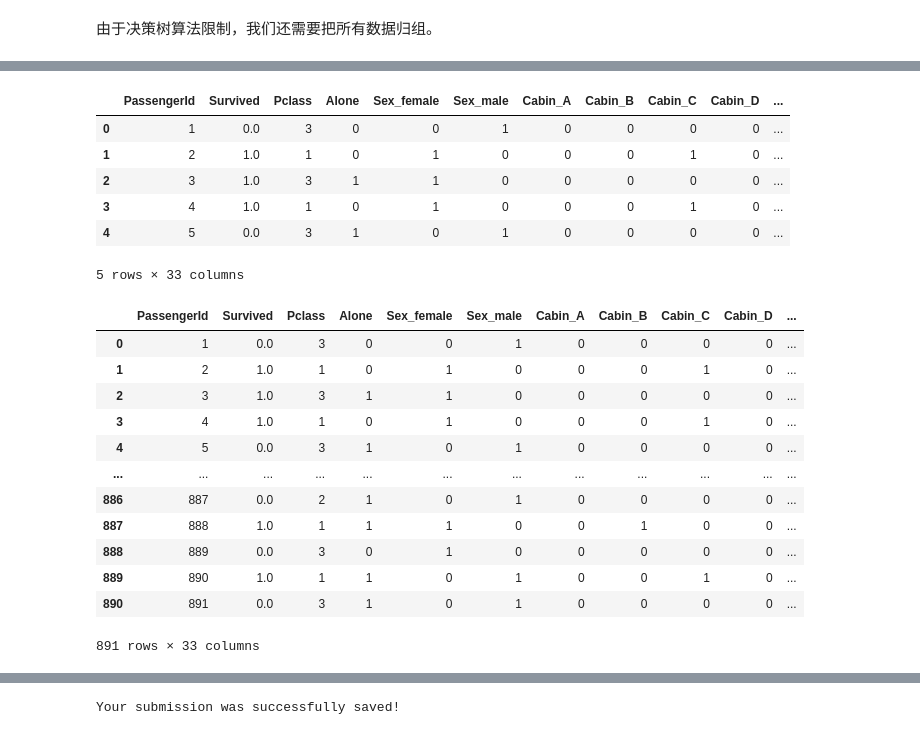
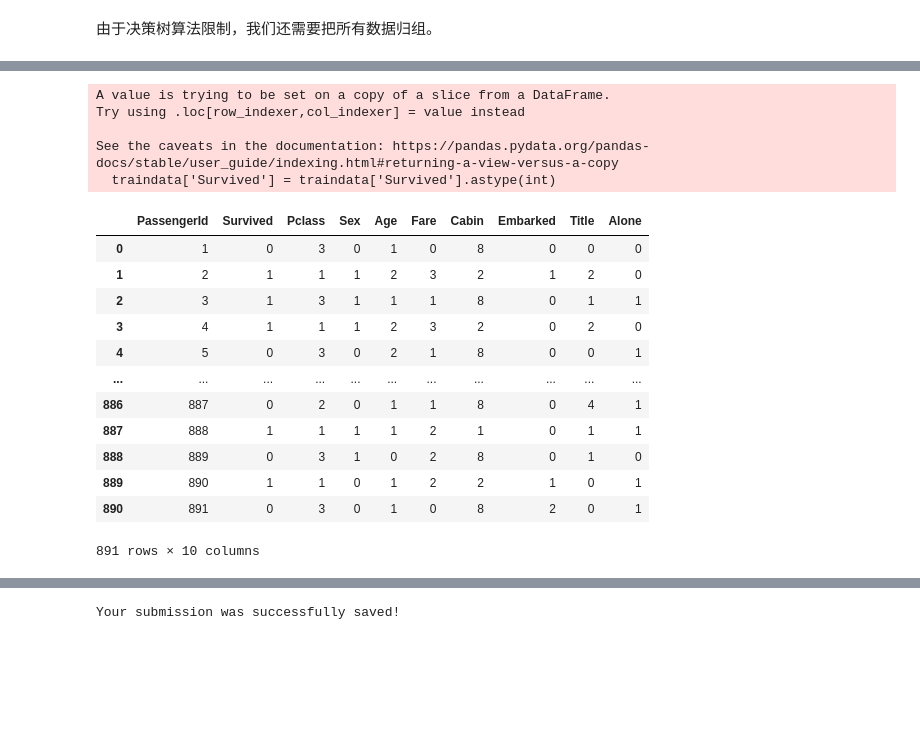
Before and after one commit to ChristeZeng/DataMining, a Jupyter notebook: Project/titanic-first.ipynb, the cells around one changed output, grey strips where cells are left out. Cells and saved outputs as stored; diff of their text form; code cells hidden in the pictures; blank space fills up the shorter version.

```diff
--- a/Project/titanic-first.ipynb
+++ b/Project/titanic-first.ipynb
@@ -188 +196,7 @@ titanic.head()
+# %%
+# map categorical features to numerical values
+titanic['Cabin'] = titanic['Cabin'].map({'A' : 0, 'B' : 1, 'C' : 2, 'D' : 3, 'E' : 4, 'F' : 5, 'G' : 6, 'T' : 7, 'U' : 8})
+titanic['Sex'] = titanic['Sex'].map({'male' : 0, 'female' : 1})
+titanic['Embarked'] = titanic['Embarked'].map({'S' : 0, 'C' : 1, 'Q' : 2})
+titanic['Title'] = titanic['Title'].map({'Mr' : 0, 'Miss' : 1, 'Mrs' : 2, 'Master' : 3, 'Officer' : 4, 'Royalty' : 5})
 # %%
@@ -210,14 +235,3 @@ memory usage: 112.5+ KB
 # %%
 variables = ['Pclass', 'Sex', 'Age', 'Fare', 'Cabin', 'Embarked', 'Title', 'Alone']
 trainAge = titanic[variables]
-trainAge = pd.get_dummies(trainAge)
-prefixPclass = pd.get_dummies(trainAge['Pclass'], prefix = 'Pclass')
-prefixAlone = pd.get_dummies(trainAge['Alone'], prefix = 'Alone')
-
-# AgeCorrDf = pd.DataFrame()
-# AgeCorrDf = trainAge.corr()
-# print(AgeCorrDf['Age'].sort_values())
-
-trainAge = pd.concat([trainAge, prefixPclass, prefixAlone], axis=1)
-trainAge.drop(['Pclass', 'Alone'], axis=1, inplace=True)
-trainAge.head()
@@ -303,6 +309,9 @@ titanic.loc[(titanic['Age'] > 16) & (titanic['Age'] <= 32), 'Age'] = 1
 titanic.loc[(titanic['Age'] > 32) & (titanic['Age'] <= 48), 'Age'] = 2
 titanic.loc[(titanic['Age'] > 48) & (titanic['Age'] <= 64), 'Age'] = 3
 titanic.loc[titanic['Age'] > 64, 'Age'] = 4
+
+titanic['Age'] = titanic['Age'].astype(int)
+titanic['Fare'] = titanic['Fare'].astype(int)
 # %%
 titanic.head()
 # %% [output]
@@ -315,39 +324,38 @@ titanic.head()
 # %%
 # one-hot编码
-titanic = pd.get_dummies(titanic)
-Ageonehot = pd.get_dummies(titanic['Age'], prefix = 'Age')
-Fareonehot = pd.get_dummies(titanic['Fare'], prefix = 'Fare')
+# titanic = pd.get_dummies(titanic)
+# Ageonehot = pd.get_dummies(titanic['Age'], prefix = 'Age')
+# Fareonehot = pd.get_dummies(titanic['Fare'], prefix = 'Fare')
 
-titanic = pd.concat([titanic, Ageonehot, Fareonehot], axis=1)
-titanic.drop(['Age', 'Fare'], axis=1, inplace=True)
-titanic.head()
+# titanic = pd.concat([titanic, Ageonehot, Fareonehot], axis=1)
+# titanic.drop(['Age', 'Fare'], axis=1, inplace=True)
+# titanic.head()
-# %% [output]
-|  | PassengerId | Survived | Pclass | Alone | Sex_female | Sex_male | Cabin_A | Cabin_B | Cabin_C | Cabin_D | ... |
-| 0 | 1 | 0.0 | 3 | 0 | 0 | 1 | 0 | 0 | 0 | 0 | ... |
-| 1 | 2 | 1.0 | 1 | 0 | 1 | 0 | 0 | 0 | 1 | 0 | ... |
-| 2 | 3 | 1.0 | 3 | 1 | 1 | 0 | 0 | 0 | 0 | 0 | ... |
-| 3 | 4 | 1.0 | 1 | 0 | 1 | 0 | 0 | 0 | 1 | 0 | ... |
-| 4 | 5 | 0.0 | 3 | 1 | 0 | 1 | 0 | 0 | 0 | 0 | ... |
-5 rows × 33 columns
 # %%
 traindata = titanic[titanic['Survived'].notnull()]
 testdata = titanic[titanic['Survived'].isnull()]
 # %%
+# 将Survived类转为int类型
+traindata['Survived'] = traindata['Survived'].astype(int)
 traindata
 # %% [output]
+A value is trying to be set on a copy of a slice from a DataFrame.
+Try using .loc[row_indexer,col_indexer] = value instead
+
+See the caveats in the documentation: https://pandas.pydata.org/pandas-docs/stable/user_guide/indexing.html#returning-a-view-versus-a-copy
+  traindata['Survived'] = traindata['Survived'].astype(int)
-|  | PassengerId | Survived | Pclass | Alone | Sex_female | Sex_male | Cabin_A | Cabin_B | Cabin_C | Cabin_D | ... |
-| 0 | 1 | 0.0 | 3 | 0 | 0 | 1 | 0 | 0 | 0 | 0 | ... |
-| 1 | 2 | 1.0 | 1 | 0 | 1 | 0 | 0 | 0 | 1 | 0 | ... |
-| 2 | 3 | 1.0 | 3 | 1 | 1 | 0 | 0 | 0 | 0 | 0 | ... |
-| 3 | 4 | 1.0 | 1 | 0 | 1 | 0 | 0 | 0 | 1 | 0 | ... |
-| 4 | 5 | 0.0 | 3 | 1 | 0 | 1 | 0 | 0 | 0 | 0 | ... |
-| ... | ... | ... | ... | ... | ... | ... | ... | ... | ... | ... | ... |
-| 886 | 887 | 0.0 | 2 | 1 | 0 | 1 | 0 | 0 | 0 | 0 | ... |
-| 887 | 888 | 1.0 | 1 | 1 | 1 | 0 | 0 | 1 | 0 | 0 | ... |
-| 888 | 889 | 0.0 | 3 | 0 | 1 | 0 | 0 | 0 | 0 | 0 | ... |
-| 889 | 890 | 1.0 | 1 | 1 | 0 | 1 | 0 | 0 | 1 | 0 | ... |
-| 890 | 891 | 0.0 | 3 | 1 | 0 | 1 | 0 | 0 | 0 | 0 | ... |
+|  | PassengerId | Survived | Pclass | Sex | Age | Fare | Cabin | Embarked | Title | Alone |
+| 0 | 1 | 0 | 3 | 0 | 1 | 0 | 8 | 0 | 0 | 0 |
+| 1 | 2 | 1 | 1 | 1 | 2 | 3 | 2 | 1 | 2 | 0 |
+| 2 | 3 | 1 | 3 | 1 | 1 | 1 | 8 | 0 | 1 | 1 |
+| 3 | 4 | 1 | 1 | 1 | 2 | 3 | 2 | 0 | 2 | 0 |
+| 4 | 5 | 0 | 3 | 0 | 2 | 1 | 8 | 0 | 0 | 1 |
+| ... | ... | ... | ... | ... | ... | ... | ... | ... | ... | ... |
+| 886 | 887 | 0 | 2 | 0 | 1 | 1 | 8 | 0 | 4 | 1 |
+| 887 | 888 | 1 | 1 | 1 | 1 | 2 | 1 | 0 | 1 | 1 |
+| 888 | 889 | 0 | 3 | 1 | 0 | 2 | 8 | 0 | 1 | 0 |
+| 889 | 890 | 1 | 1 | 0 | 1 | 2 | 2 | 1 | 0 | 1 |
+| 890 | 891 | 0 | 3 | 0 | 1 | 0 | 8 | 2 | 0 | 1 |
-891 rows × 33 columns
+891 rows × 10 columns
 # %%
 testdata
 # %% [output]
```
Also changed, not shown: parts of 15 cells of this notebook, 21 other files.
